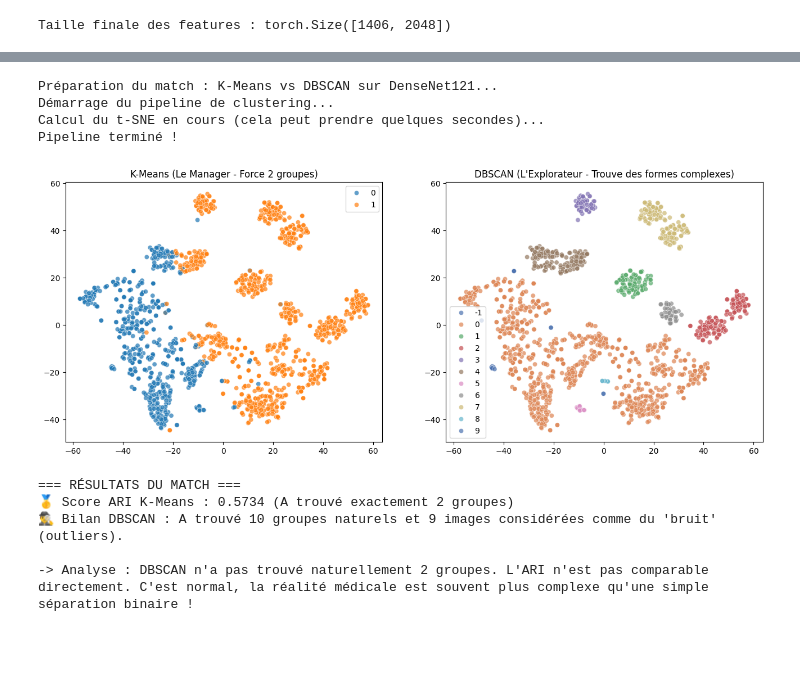
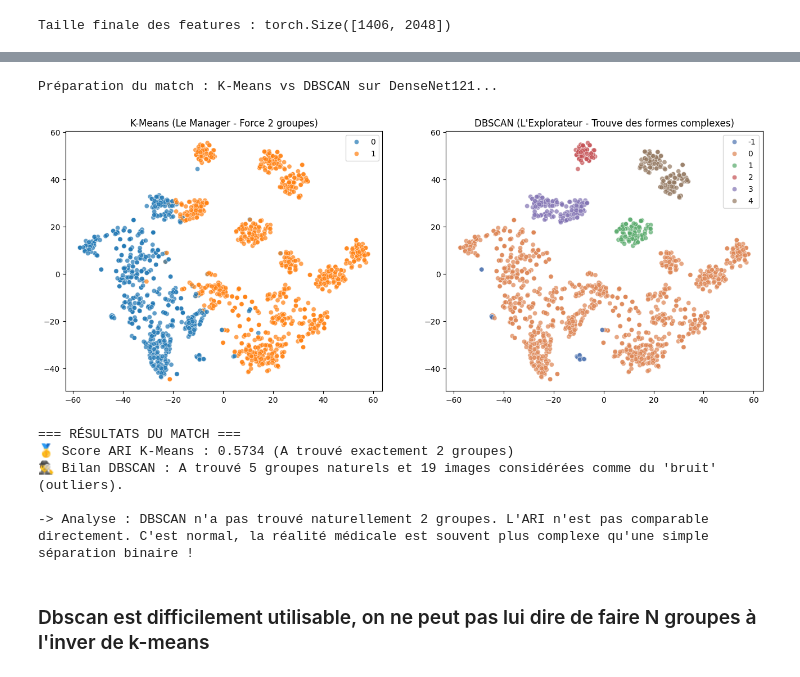
Before and after one commit to Apinsun/Projet10, a Jupyter notebook: projet10.ipynb, the cells around one changed output, grey strips where cells are left out. Cells and saved outputs as stored; diff of their text form; code cells hidden in the pictures; blank space fills up the shorter version.

```diff
--- a/projet10.ipynb
+++ b/projet10.ipynb
@@ -285,9 +268,9 @@ def preparer_extracteur(nom_modele, device):
 # %%
 def extract_features(modele, transformer):
     # 1. On crée les "recettes" pour tes trois dossiers
-    dataset_sans_label = RadiosDataset(chemins_sans_label, transformer)
-    dataset_normal = RadiosDataset(chemins_normal, transformer)
-    dataset_cancer = RadiosDataset(chemins_cancer, transformer)
+    dataset_sans_label = RadiosDataset(chemins_images=chemins_sans_label, transformations=transformer)
+    dataset_normal = RadiosDataset(chemins_images=chemins_normal, transformations=transformer)
+    dataset_cancer = RadiosDataset(chemins_images=chemins_cancer, transformations=transformer)
 
     BATCH_SIZE = 128
 
@@ -429,17 +412,17 @@ def evaluer_score_ari(features_normal, features_cancer, outils_clustering):
 # %%
 # Un petit dictionnaire pour stocker le palmarès final
 scores_finaux = {}
+resultats = {}
 
 for nom_modele, data in dict_features.items():
     print(f"\n{'='*50}")
     print(f"🚀 ANALYSE DU MODÈLE : {nom_modele.upper()}")
     print(f"{'='*50}")
 
-    # 1. On entraîne le K-Means et on récupère les outils (ce que tu viens de faire)
-    # On va chercher les features sans label au bon endroit dans ton dico
+    # 1. On entraîne le K-Means
     features_sl = data["features"]["sans_label"]
     resultats_clustering = entrainer_pipeline_clustering(features_sl)
-
+    resultats[nom_modele] = resultats_clustering
     # 2. On affiche le graphique t-SNE pour voir le comportement du modèle
     afficher_tsne(
         coordonnees_2d=resultats_clustering["coordonnees_2d"],
@@ -459,9 +442,9 @@ for nom_modele, data in dict_features.items():
 # ==========================================
 # LE GRAND CLASSEMENT FINAL
 # ==========================================
-print("\n" + "="*15)
+print("\n" + "="*30)
 print("=== CLASSEMENT FINAL ARI ===")
-print("🌟"*15)
+print("="*30)
 
 # On trie les résultats du meilleur au moins bon
 for modele, score in sorted(scores_finaux.items(), key=lambda x: x[1], reverse=True):
@@ -513,15 +496,15 @@ features_norm = dict_features["densenet121"]["features"]["normal"]
 features_canc = dict_features["densenet121"]["features"]["cancer"]
 
 # On refait le pipeline de base (Standardisation + PCA 50 + t-SNE)
-resultats = entrainer_pipeline_clustering(features_sl)
-coords_2d = resultats["coordonnees_2d"] # Nos données t-SNE !
+resultats_densenet121 = resultats["densenet121"] # On réutilise les outils déjà entraînés
+coords_2d = resultats_densenet121["coordonnees_2d"] # Nos données t-SNE !
 
 # ==========================================
 # LE CHALLENGER : DBSCAN
 # ==========================================
 # On l'entraîne sur les coordonnées 2D du t-SNE (plus facile pour lui)
 # eps = distance max entre 2 points, min_samples = points minimum pour faire un groupe
-dbscan = DBSCAN(eps=4.5, min_samples=5)
+dbscan = DBSCAN(eps=6, min_samples=15)
 labels_dbscan = dbscan.fit_predict(coords_2d)
 
 # ==========================================
@@ -532,7 +515,7 @@ fig, axes = plt.subplots(1, 2, figsize=(16, 6))
 # Graphe 1 : K-Means (Le tenant du titre)
 sns.scatterplot(
     x=coords_2d[:, 0], y=coords_2d[:, 1],
-    hue=resultats["labels_faibles"],
+    hue=resultats_densenet121["labels_faibles"],
     palette=['#1f77b4', '#ff7f0e'], alpha=0.7, ax=axes[0]
 )
 axes[0].set_title("K-Means (Le Manager - Force 2 groupes)")
@@ -543,40 +526,39 @@ sns.scatterplot(
     x=coords_2d[:, 0], y=coords_2d[:, 1],
     hue=labels_dbscan,
     palette="deep", alpha=0.7, ax=axes[1]
 )
 axes[1].set_title("DBSCAN (L'Explorateur - Trouve des formes complexes)")
 
 plt.show()
 
 # ==========================================
 # CALCUL DE L'ARI POUR DBSCAN
 # ==========================================
 # Pour K-Means, on a déjà le score
-ari_kmeans = evaluer_score_ari(features_norm, features_canc, resultats)
+ari_kmeans = evaluer_score_ari(features_norm, features_canc, resultats_densenet121)
 
 # Pour DBSCAN, c'est spécial : on doit le faire prédire sur les données de test
 # Problème : DBSCAN de base n'a pas de fonction .predict() !
 # En recherche, on évalue souvent DBSCAN directement sur l'ensemble complet
 # pour voir s'il sépare naturellement la donnée.
 # Mais pour rester simple, disons simplement qu'on observe le nombre de clusters trouvés :
 
 n_clusters_trouves = len(set(labels_dbscan)) - (1 if -1 in labels_dbscan else 0)
 n_bruit = list(labels_dbscan).count(-1)
 
 print("\n=== RÉSULTATS DU MATCH ===")
 print(f"🥇 Score ARI K-Means : {ari_kmeans:.4f} (A trouvé exactement 2 groupes)")
 print(f"🕵️‍♂️ Bilan DBSCAN : A trouvé {n_clusters_trouves} groupes naturels et {n_bruit} images considérées comme du 'bruit' (outliers).")
 
 if n_clusters_trouves != 2:
     print("\n-> Analyse : DBSCAN n'a pas trouvé naturellement 2 groupes. L'ARI n'est pas comparable directement. C'est normal, la réalité médicale est souvent plus complexe qu'une simple séparation binaire !")
 # %% [output]
 Préparation du match : K-Means vs DBSCAN sur DenseNet121...
-Démarrage du pipeline de clustering...
-Calcul du t-SNE en cours (cela peut prendre quelques secondes)...
-Pipeline terminé !
-[figure, old version]
+[figure, new version]
 === RÉSULTATS DU MATCH ===
 🥇 Score ARI K-Means : 0.5734 (A trouvé exactement 2 groupes)
-🕵️‍♂️ Bilan DBSCAN : A trouvé 10 groupes naturels et 9 images considérées comme du 'bruit' (outliers).
+🕵️‍♂️ Bilan DBSCAN : A trouvé 5 groupes naturels et 19 images considérées comme du 'bruit' (outliers).
 
 -> Analyse : DBSCAN n'a pas trouvé naturellement 2 groupes. L'ARI n'est pas comparable directement. C'est normal, la réalité médicale est souvent plus complexe qu'une simple séparation binaire !
+# %% [markdown]
+### Dbscan est difficilement utilisable, on ne peut pas lui dire de faire N groupes à l'inver de k-means
```
Also changed, not shown: parts of 9 cells of this notebook, 2 other files.
